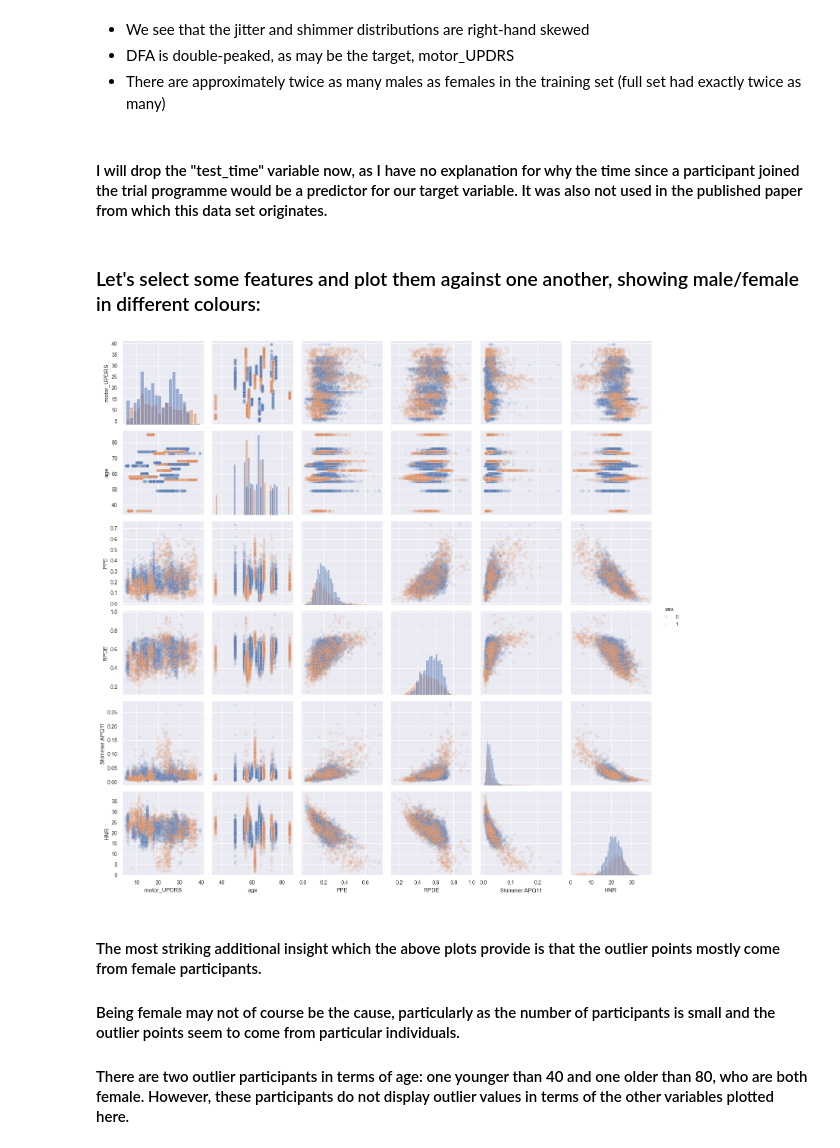
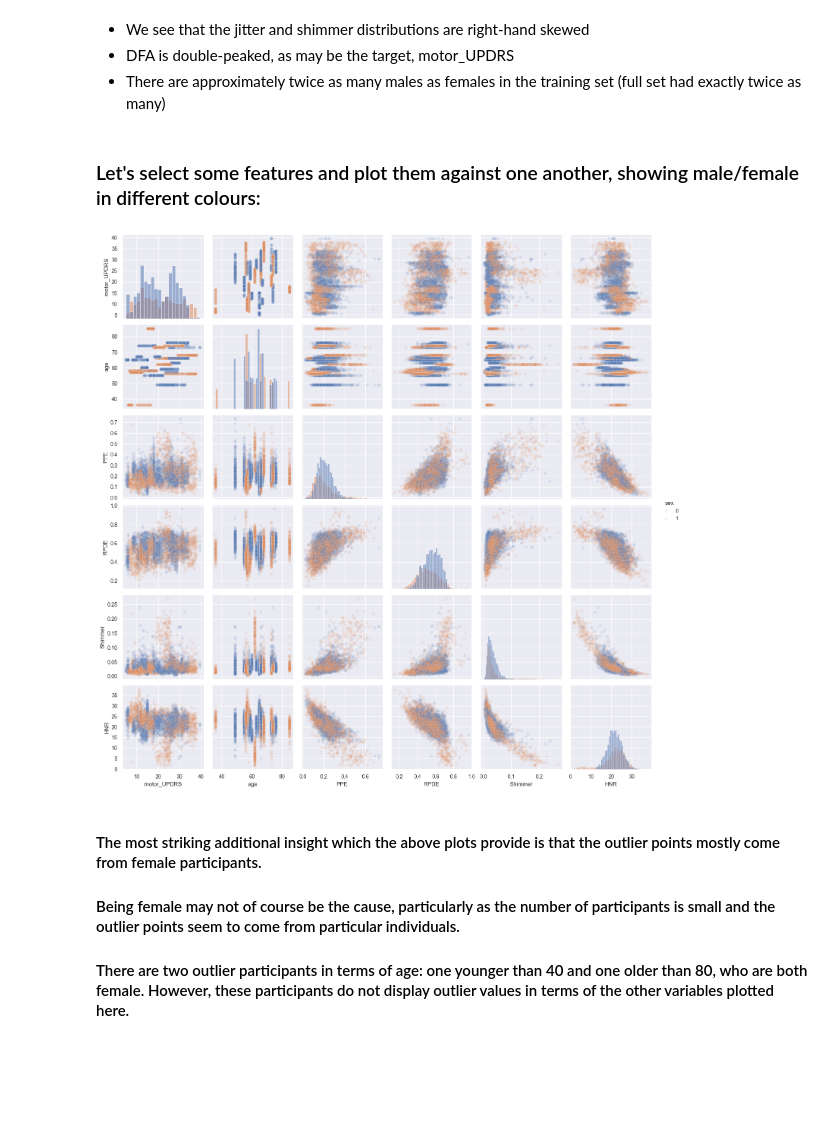
Before and after one commit to gs354/parkinsons_telemonitoring, a Jupyter notebook: parkinsons_telemonitoring/parkinsons_predict.ipynb, the cells around one changed output. Cells and saved outputs as stored; diff of their text form; code cells hidden in the pictures; blank space fills up the shorter version.

```diff
--- a/parkinsons_telemonitoring/parkinsons_predict.ipynb
+++ b/parkinsons_telemonitoring/parkinsons_predict.ipynb
@@ -208,5 +210,5 @@ df_test = parkinsons_all[parkinsons_all["subject#"].isin(subjects_test)]
 # %%
 data = pd.read_csv(f"{DATA_DIR}/parkinsons_train.csv")
-data = data.drop(columns=["total_UPDRS"])
+data = data.drop(columns=["total_UPDRS", "test_time"])
 data.head()
 # %% [output]
@@ -261,17 +261,13 @@ data.hist(bins=50, figsize=(20, 15));
 - We see that the jitter and shimmer distributions are right-hand skewed
 - DFA is double-peaked, as may be the target, motor_UPDRS
 - There are approximately twice as many males as females in the training set (full set had exactly twice as many)
-# %% [markdown]
-#### I will drop the "test_time" variable now, as I have no explanation for why the time since a participant joined the trial programme would be a predictor for our target variable. It was also not used in the published paper from which this data set originates.
-# %%
-data = data.drop("test_time", axis=1)
 # %% [markdown]
 ### Let's select some features and plot them against one another, showing male/female in different colours:
 # %%
-features = ["motor_UPDRS", "age", "PPE", "RPDE", "Shimmer:APQ11", "HNR", "sex"]
+features = ["motor_UPDRS", "age", "PPE", "RPDE", "Shimmer", "HNR", "sex"]
 sns.pairplot(data[features], kind='scatter', diag_kind='hist', hue="sex", plot_kws=dict(alpha=0.1));
 # %% [output]
-[figure, old version]
+[figure, new version]
 # %% [markdown]
 #### The most striking additional insight which the above plots provide is that the outlier points mostly come from female participants.
 #### Being female may not of course be the cause, particularly as the number of participants is small and the outlier points seem to come from particular individuals.
```
Also changed, not shown: parts of 42 cells of this notebook, 1 other file.
